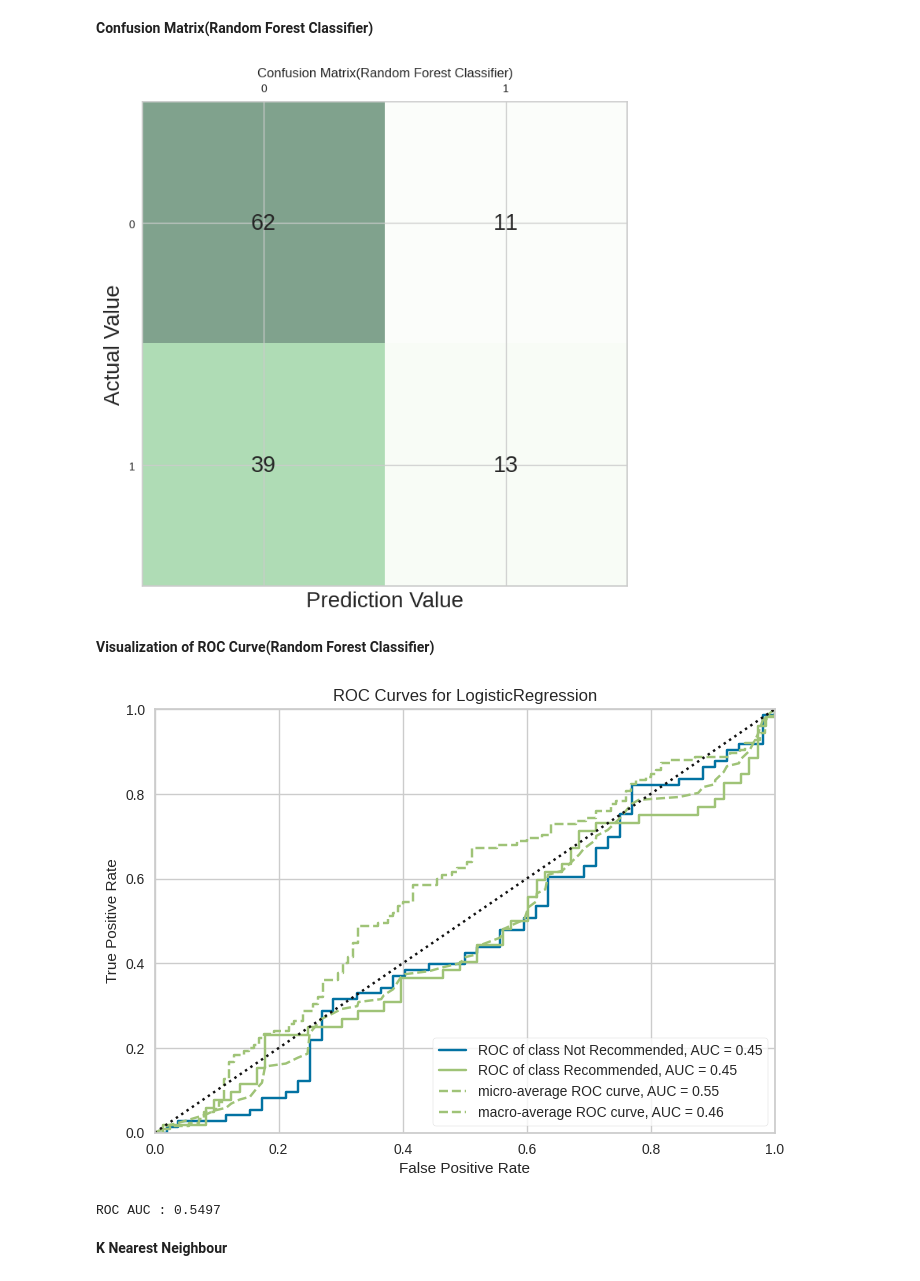
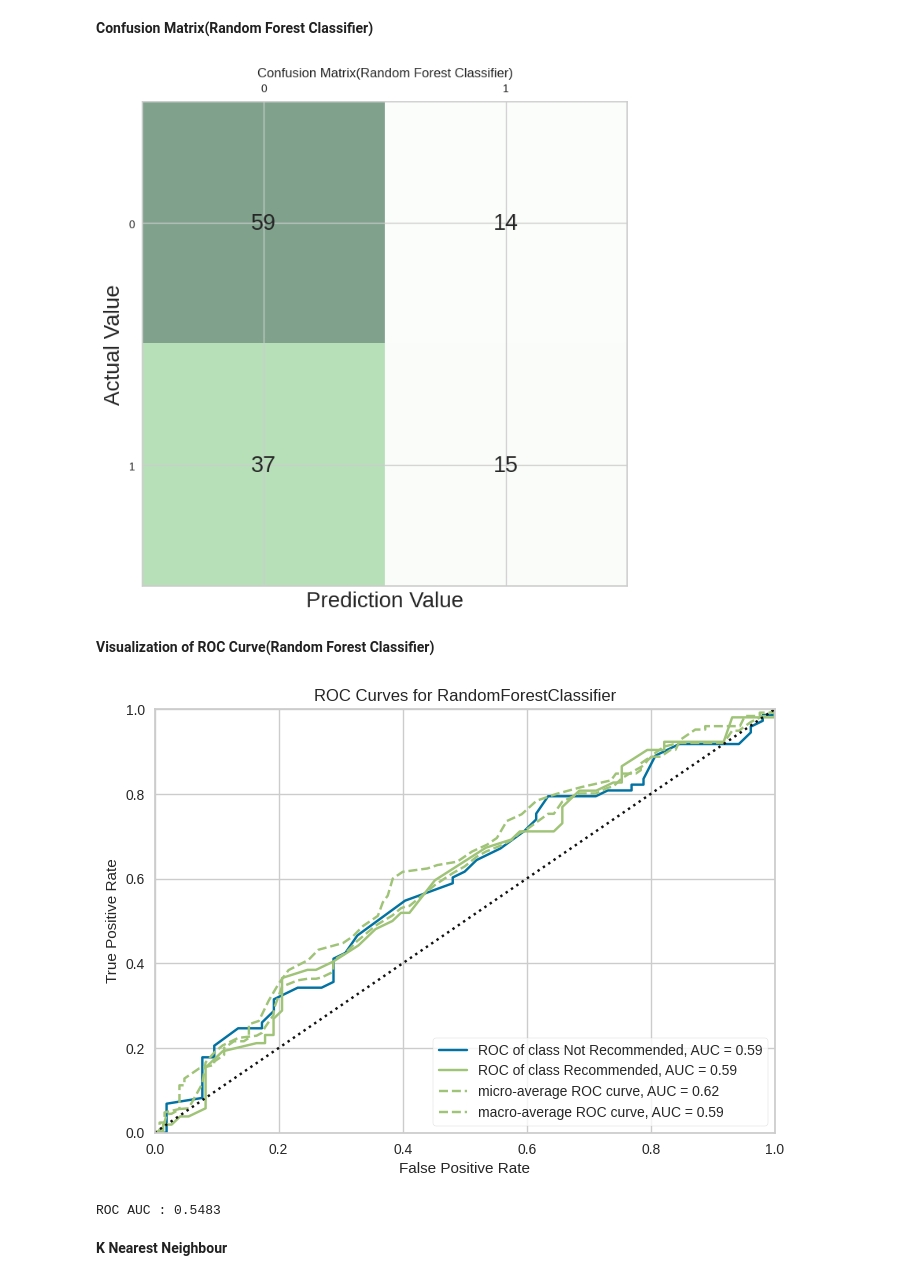
Before and after one commit to srinixm97/MachineLearning, a Jupyter notebook: 7072_Machine_Learning_Coursework.ipynb, the cells around one changed output. Drawn from its saved outputs; the diff is of its cells as text; code cells hidden in the pictures.

```diff
--- a/7072_Machine_Learning_Coursework.ipynb
+++ b/7072_Machine_Learning_Coursework.ipynb
@@ -429,7 +430,7 @@ plt.show()
 # %% [markdown]
 **Visualization of ROC curve(Decision Tree Classifier)**
 # %%
-visualizer = ROCAUC(Model, classes = ["Not Recommended","Recommended"])
+visualizer = ROCAUC(dtc, classes = ["Not Recommended","Recommended"])
 visualizer.fit(X_train, Y_train)
 visualizer.score(X_test, Y_test)
 visualizer.show()
@@ -536,19 +537,19 @@ plt.ylabel('Actual Value', fontsize=20)
 plt.title('Confusion Matrix(Random Forest Classifier)')
 plt.show()
 # %% [output]
-[figure, old version]
+[figure, new version]
 # %% [markdown]
 **Visualization of ROC Curve(Random Forest Classifier)**
 # %%
-visualizer = ROCAUC(Model, classes = ["Not Recommended","Recommended"])
+visualizer = ROCAUC(RFC, classes = ["Not Recommended","Recommended"])
 visualizer.fit(X_train, Y_train)
 visualizer.score(X_test, Y_test)
 visualizer.show()
 ROC_score = roc_auc_score(Y_test, Y_PRF)
 print(f"ROC AUC : {ROC_score:.4f}")
 # %% [output]
-[figure, old version]
+[figure, new version]
-ROC AUC : 0.5497
+ROC AUC : 0.5483
 # %% [markdown]
 **K Nearest Neighbour**
 # %%
```
Also changed, not shown: parts of 11 cells of this notebook.
